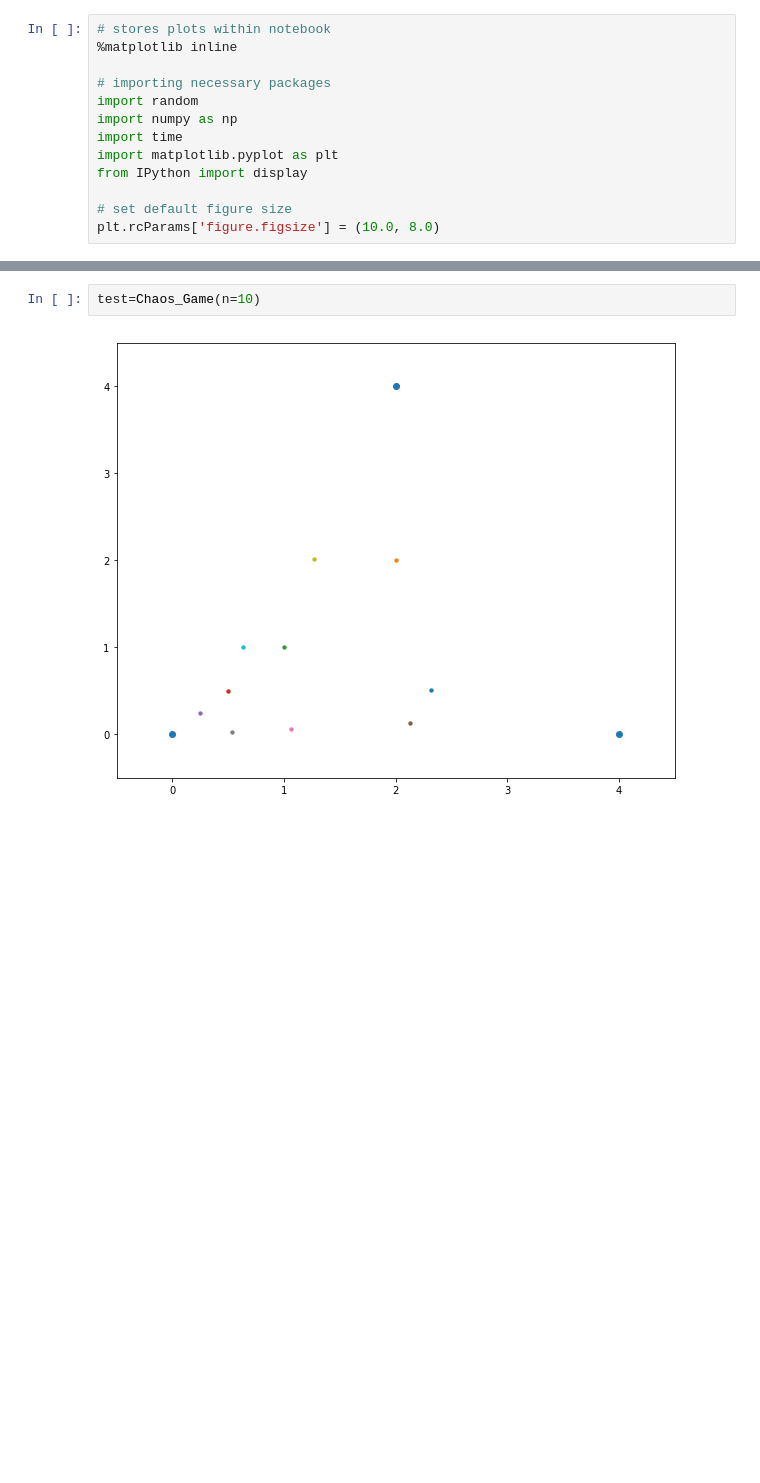
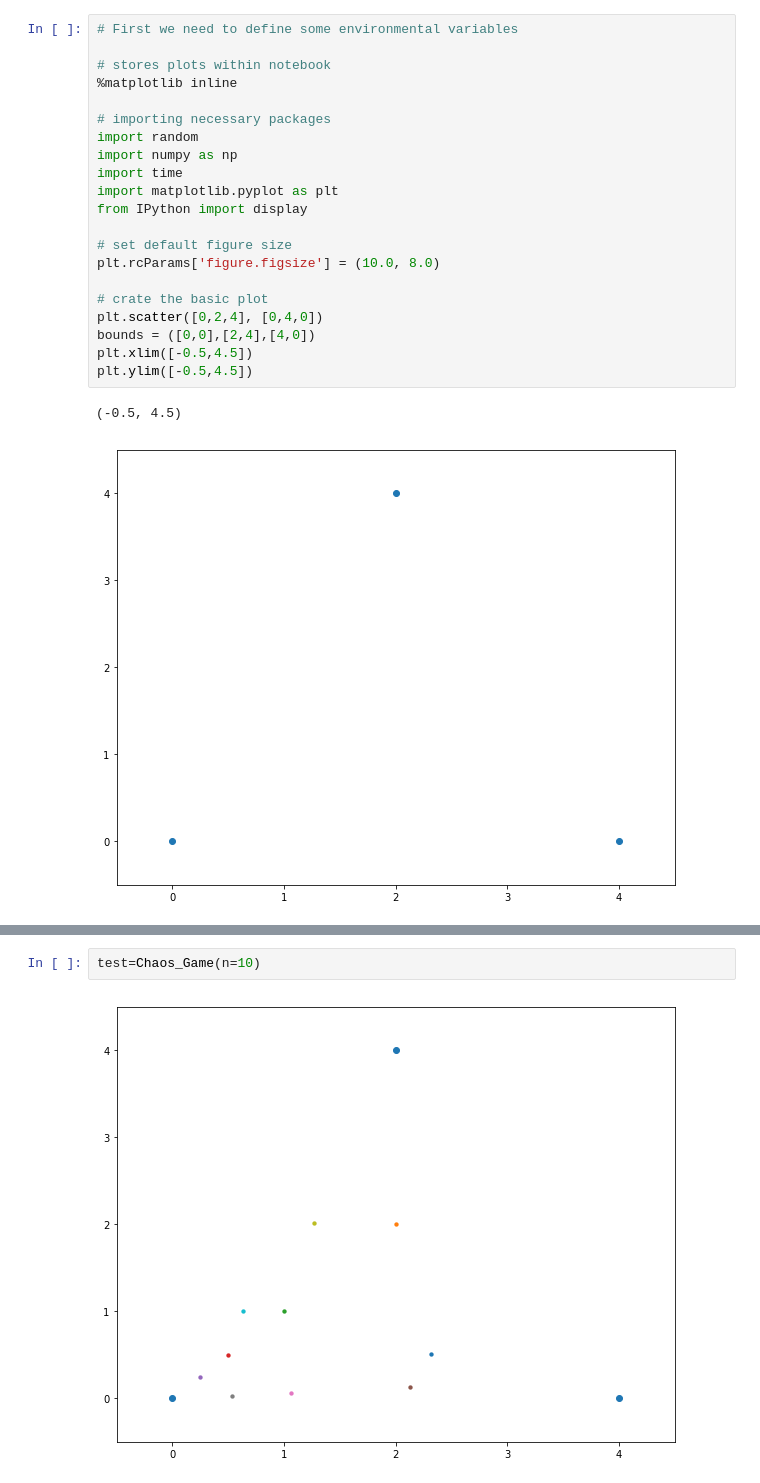
Before and after one commit to AtreyaSh/chaosGameST, a Jupyter notebook: chaosGame.ipynb, the cells around one changed output, grey strips where cells are left out. Drawn from its saved outputs; the diff is of its cells as text; blank space fills up the shorter version.

```diff
--- a/chaosGame.ipynb
+++ b/chaosGame.ipynb
@@ -11,13 +25,24 @@ The motivation for this project was this brilliant [video](https://www.youtube.c
 # %%
+# First we need to define some environmental variables
+
 # stores plots within notebook
 %matplotlib inline
 
 # importing necessary packages
 import random
 import numpy as np
 import time
 import matplotlib.pyplot as plt
 from IPython import display
 
 # set default figure size
 plt.rcParams['figure.figsize'] = (10.0, 8.0)
+
+# crate the basic plot
+plt.scatter([0,2,4], [0,4,0])
+bounds = ([0,0],[2,4],[4,0])
+plt.xlim([-0.5,4.5])
+plt.ylim([-0.5,4.5])
+# %% [output]
+(-0.5, 4.5)
+[figure, added]
```
Also changed, not shown: parts of 5 cells of this notebook.
